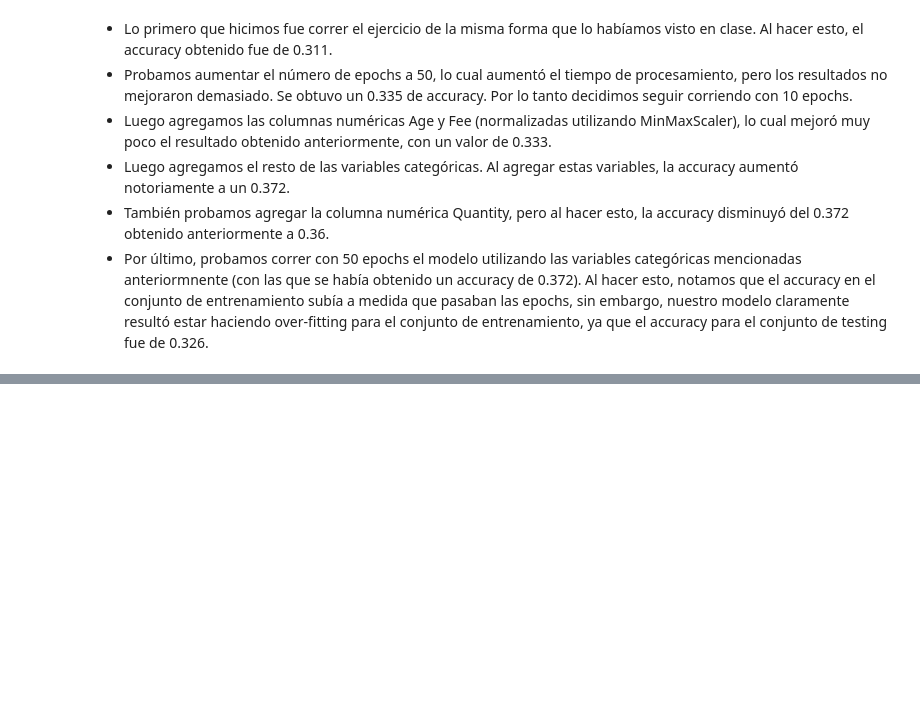
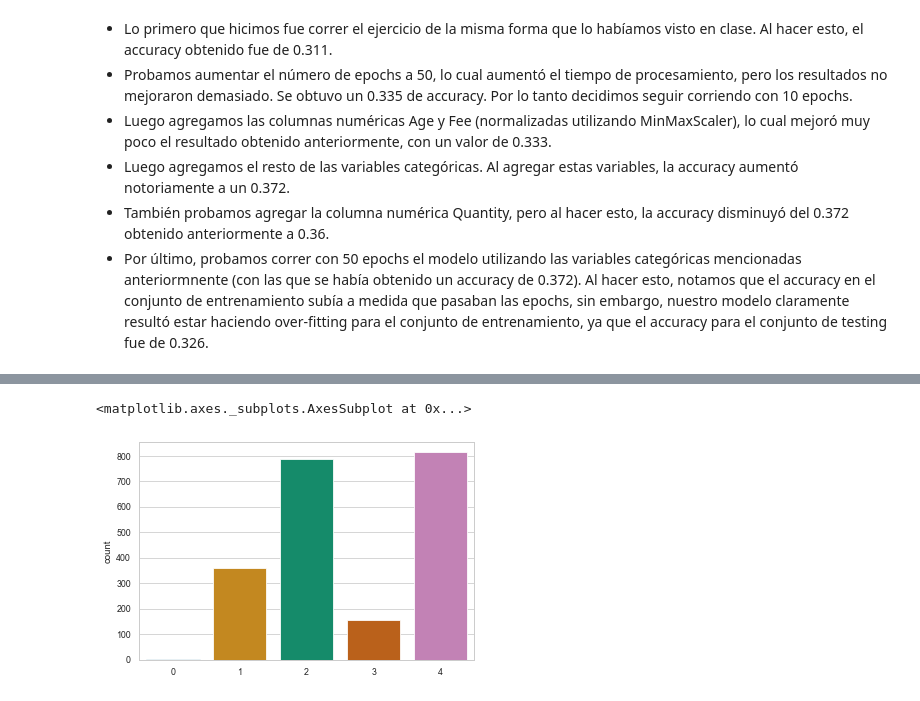
Before and after one commit to dbourdin/diplodatos-electivas, a Jupyter notebook: AprendizajeProfundo/TP_1_petfinder.ipynb, the cells around one changed output, grey strips where cells are left out. Saved outputs shown, nothing was run; the diff lists cells and outputs as text; code cells hidden in the pictures; blank space fills up the shorter version.

```diff
--- a/AprendizajeProfundo/TP_1_petfinder.ipynb
+++ b/AprendizajeProfundo/TP_1_petfinder.ipynb
@@ -363,0 +381,4 @@ seaborn.countplot(predictions)
+# %%
+model.compile(loss='categorical_crossentropy', optimizer='SGD',
+              metrics=['accuracy'])
+model.summary()
@@ -363,0 +407,20 @@ seaborn.countplot(predictions)
+# %%
+mlflow.set_experiment('very_base_approach')
+
+with mlflow.start_run(nested=True):
+    # Log model hiperparameters first
+    mlflow.log_param('hidden_layer_size', hidden_layer_size)
+    mlflow.log_param('embedded_columns', embedded_columns)
+    mlflow.log_param('one_hot_columns', one_hot_columns)
+    mlflow.log_param('numeric_columns', numeric_columns)
+
+    # Train
+    epochs = 10
+    history = model.fit(train_ds, epochs=epochs)
+
+    # Evaluate
+    loss, accuracy = model.evaluate(test_ds)
+    print("*** Test loss: {} - accuracy: {}".format(loss, accuracy))
+    mlflow.log_metric('epochs', epochs)
+    mlflow.log_metric('loss', loss)
+    mlflow.log_metric('accuracy', accuracy)
@@ -364,3 +445,9 @@ seaborn.countplot(predictions)
+# %%
+predictions = numpy.argmax(model.predict(test_ds), axis=1)
+seaborn.countplot(predictions)
+# %% [output]
+<matplotlib.axes._subplots.AxesSubplot at 0x...>
+[figure, added]
 # %%
 test_dataset = pandas.read_csv(os.path.join(DATA_DIRECTORY, 'test.csv'))
 # %%
```
Also changed, not shown: parts of 12 cells of this notebook, 24 other files.
